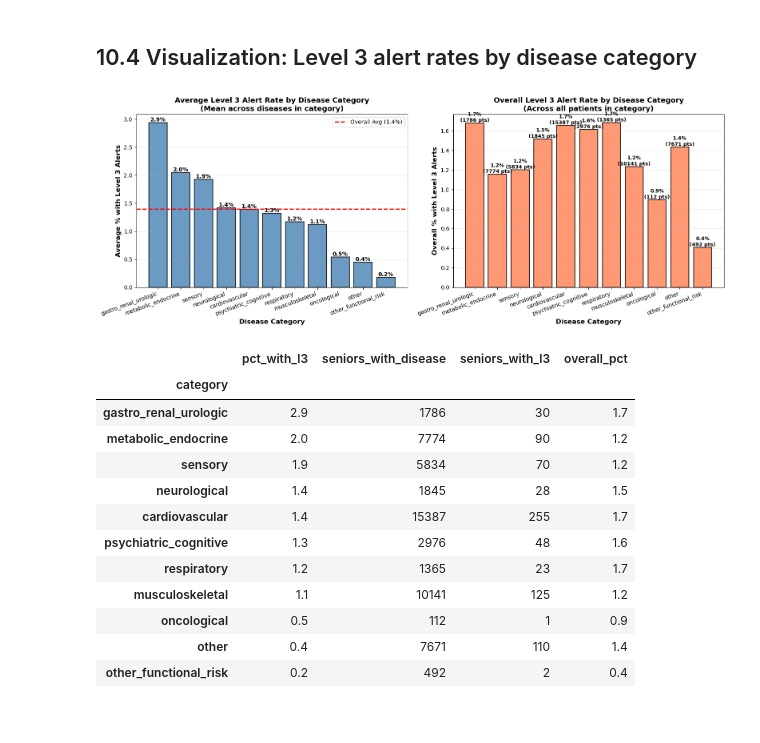
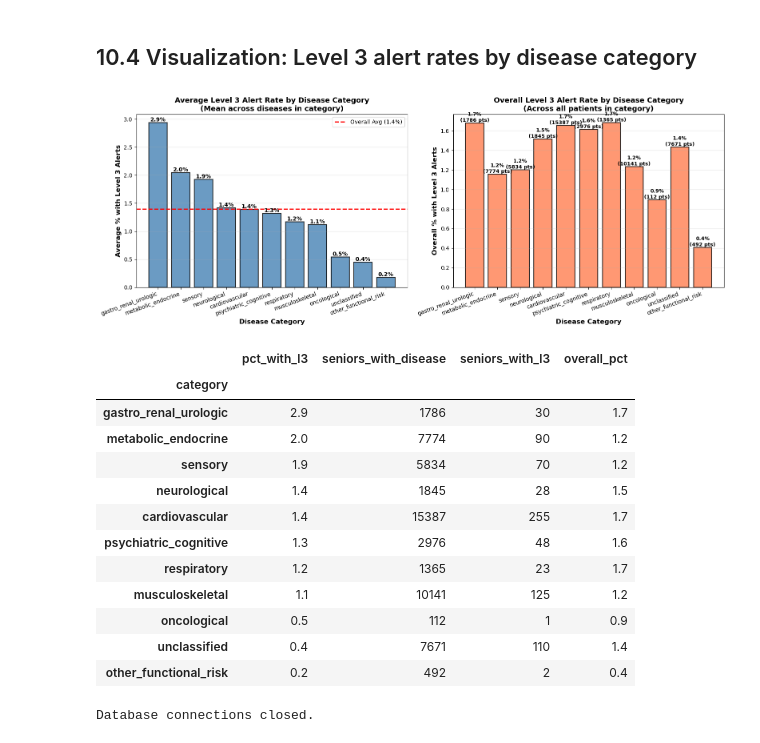
Before and after one commit to eldarmuk/AI-CVD, a Jupyter notebook: notebooks/02_comprehensive_eda.ipynb, the cells around one changed output. Cells and saved outputs as stored; diff of their text form; code cells hidden in the pictures.

```diff
--- a/notebooks/02_comprehensive_eda.ipynb
+++ b/notebooks/02_comprehensive_eda.ipynb
@@ -736,7 +778,7 @@ alerts_df.head()
 # %%
 def classify_severity(note):
     if pd.isna(note):
-        return 0
+        return -1
 
     note_l = str(note).lower()
 
@@ -765,7 +807,7 @@ def classify_severity(note):
     if 'nie nawiązano kontaktu' in note_l:
         return 2
 
-    if ('nawiązano kontakt' in note_l or'opiekun powiadomiony' in note_l):
+    if ('nawiązano kontakt' in note_l or 'opiekun powiadomiony' in note_l):
         return 1
 
     return 0
@@ -773,10 +815,11 @@ def classify_severity(note):
 alerts_df['severity'] = alerts_df['sos_note'].apply(classify_severity)
 
 severity_map = {
-    0: "0: Noise/Tech",
-    1: "1: Low Risk",
-    2: "2: Potential/Unknown",
-    3: "3: Acute Crisis"
+    -1: "-1: Undocumented",
+     0: "0: Noise/Tech",
+     1: "1: Low Risk",
+     2: "2: Potential/Unknown",
+     3: "3: Acute Crisis"
 }
 alerts_df['severity_label'] = alerts_df['severity'].map(severity_map)
 # %% [markdown]
@@ -1715,7 +1810,7 @@ def categorize_disease(disease_name):
             if keyword in disease_lower:
                 return category
 
-    return 'other'
+    return 'unclassified'
 
 disease_correlation_df['category'] = disease_correlation_df['disease_name'].apply(categorize_disease)
 
@@ -1798,36 +1893,36 @@ axes[0].set_xticklabels(categories, rotation=20, ha='right')
 axes[0].axhline(y=avg_l3_pct, color='red', linestyle='--', linewidth=2, label=f'Overall Avg ({avg_l3_pct:.1f}%)')
 axes[0].grid(axis='y', alpha=0.3)
 axes[0].legend()
 
 for i, (bar, pct) in enumerate(zip(bars1, avg_pcts)):
     height = bar.get_height()
     axes[0].text(bar.get_x() + bar.get_width()/2., height,
                 f'{pct:.1f}%',
                 ha='center', va='bottom', fontsize=10, fontweight='bold')
 
 overall_pcts = category_avg_l3['overall_pct'].values
-total_seniors = category_avg_l3['seniors_with_disease'].values
+patients_per_category = category_avg_l3['seniors_with_disease'].values
 
 bars2 = axes[1].bar(range(len(categories)), overall_pcts, color='coral', edgecolor='black', linewidth=1.5, alpha=0.8)
 axes[1].set_xlabel('Disease Category', fontsize=12, fontweight='bold')
 axes[1].set_ylabel('Overall % with Level 3 Alerts', fontsize=12, fontweight='bold')
 axes[1].set_title('Overall Level 3 Alert Rate by Disease Category\n(Across all patients in category)', fontsize=13, fontweight='bold')
 axes[1].set_xticks(range(len(categories)))
 axes[1].set_xticklabels(categories, rotation=20, ha='right')
 axes[1].grid(axis='y', alpha=0.3)
 
-for i, (bar, pct, total) in enumerate(zip(bars2, overall_pcts, total_seniors)):
+for i, (bar, pct, total) in enumerate(zip(bars2, overall_pcts, patients_per_category)):  # updated here too
     height = bar.get_height()
     axes[1].text(bar.get_x() + bar.get_width()/2., height,
                 f'{pct:.1f}%\n({int(total)} pts)',
                 ha='center', va='bottom', fontsize=9, fontweight='bold')
 
 plt.tight_layout()
 plt.show()
 
 category_avg_l3.round(1)
 # %% [output]
-[figure, old version]
+[figure, new version]
 |  | pct_with_l3 | seniors_with_disease | seniors_with_l3 | overall_pct |
 | category |  |  |  |  |
 | gastro_renal_urologic | 2.9 | 1786 | 30 | 1.7 |
@@ -1839,5 +1934,11 @@ category_avg_l3.round(1)
 | respiratory | 1.2 | 1365 | 23 | 1.7 |
 | musculoskeletal | 1.1 | 10141 | 125 | 1.2 |
 | oncological | 0.5 | 112 | 1 | 0.9 |
-| other | 0.4 | 7671 | 110 | 1.4 |
+| unclassified | 0.4 | 7671 | 110 | 1.4 |
 | other_functional_risk | 0.2 | 492 | 2 | 0.4 |
+# %%
+conn.close()
+con.close()
+print("Database connections closed.")
+# %% [output]
+Database connections closed.
```
Also changed, not shown: parts of 15 cells of this notebook.
